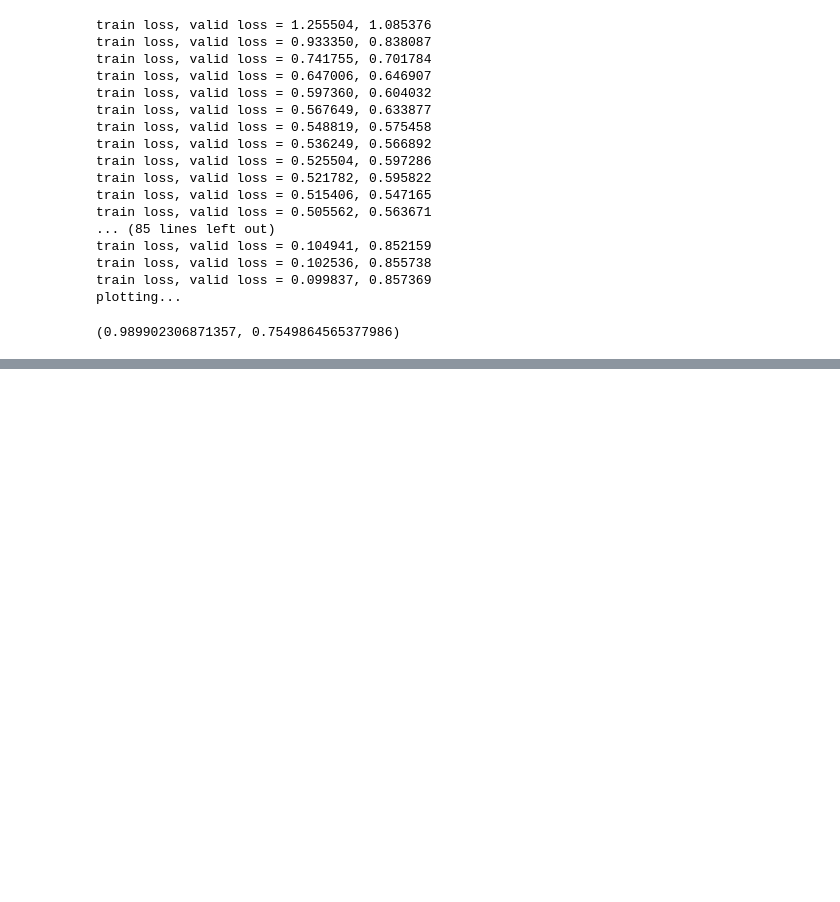
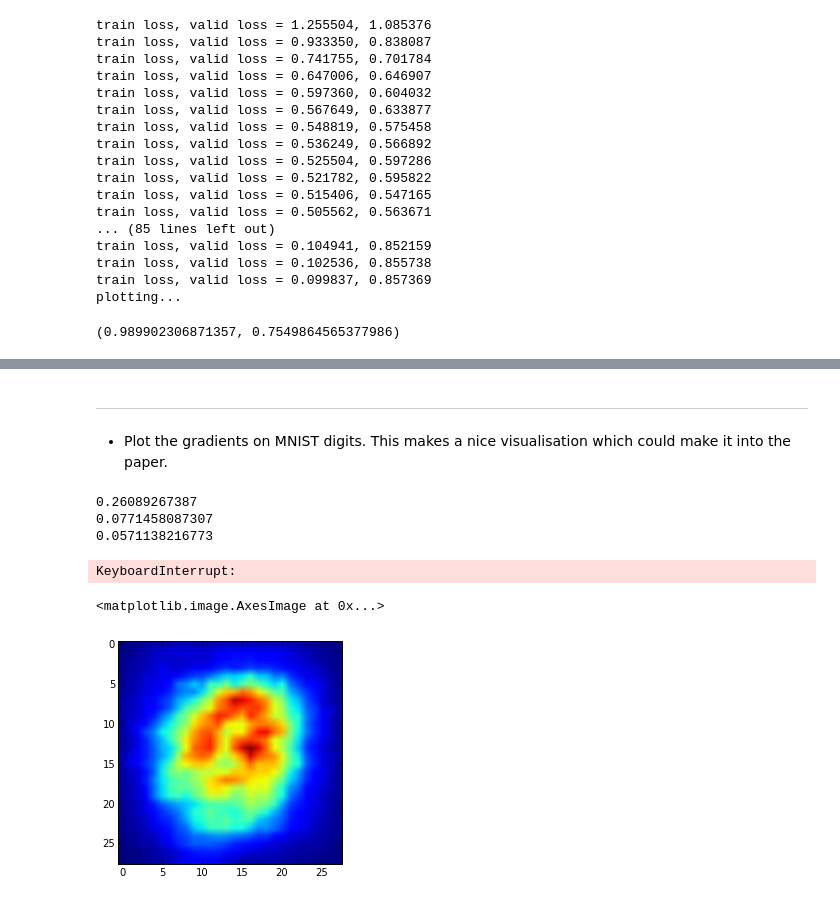
Before and after one commit to christopher-beckham/msc, a Jupyter notebook: notebooks/autoencoders_for_feature_rankings.ipynb, the cells around one changed output, grey strips where cells are left out. Saved outputs shown, nothing was run; the diff lists cells and outputs as text; code cells hidden in the pictures; blank space fills up the shorter version.

```diff
--- a/notebooks/autoencoders_for_feature_rankings.ipynb
+++ b/notebooks/autoencoders_for_feature_rankings.ipynb
@@ -321,0 +363,4 @@ TypeError: There is no line property "ylim"
+# %% [markdown]
+----
+# %% [markdown]
+* Plot the gradients on MNIST digits. This makes a nice visualisation which could make it into the paper.
@@ -321,0 +398,19 @@ TypeError: There is no line property "ylim"
+# %%
+conv = simple_conv(mnist_x, mnist_y)
+# %%
+train_net(mnist_x, mnist_y, conv["train_fn"], num_epochs=5, batch_size=64)
+# %% [output]
+0.26089267387
+0.0771458087307
+0.0571138216773
+KeyboardInterrupt:
+# %%
+mnist_x_9 = mnist_x[ (mnist_y == 9) ]
+mnist_y_9 = np.asarray([9 for x in range(0, mnist_x_9.shape[0])], dtype="int32")
+# %%
+grads_for_9 = conv["x_grad_fn"](mnist_x_9, mnist_y_9)
+# %%
+plt.imshow( np.mean(np.abs(grads_for_9),axis=0)[0] )
+# %% [output]
+<matplotlib.image.AxesImage at 0x...>
+[figure, added]
```
Also changed, not shown: parts of 21 cells of this notebook.
